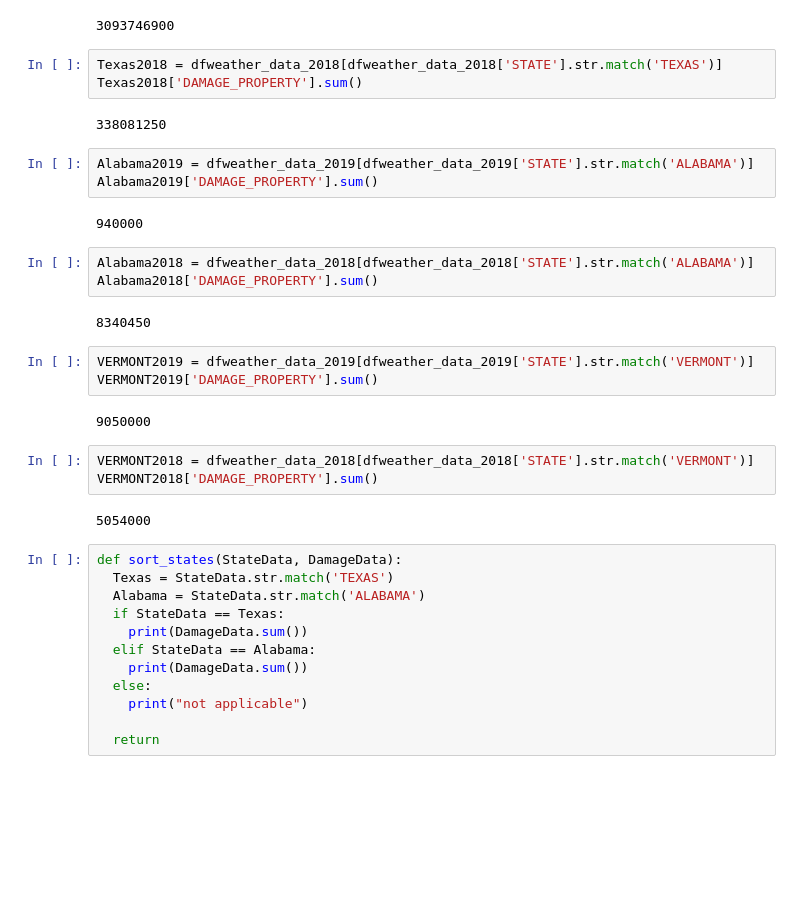
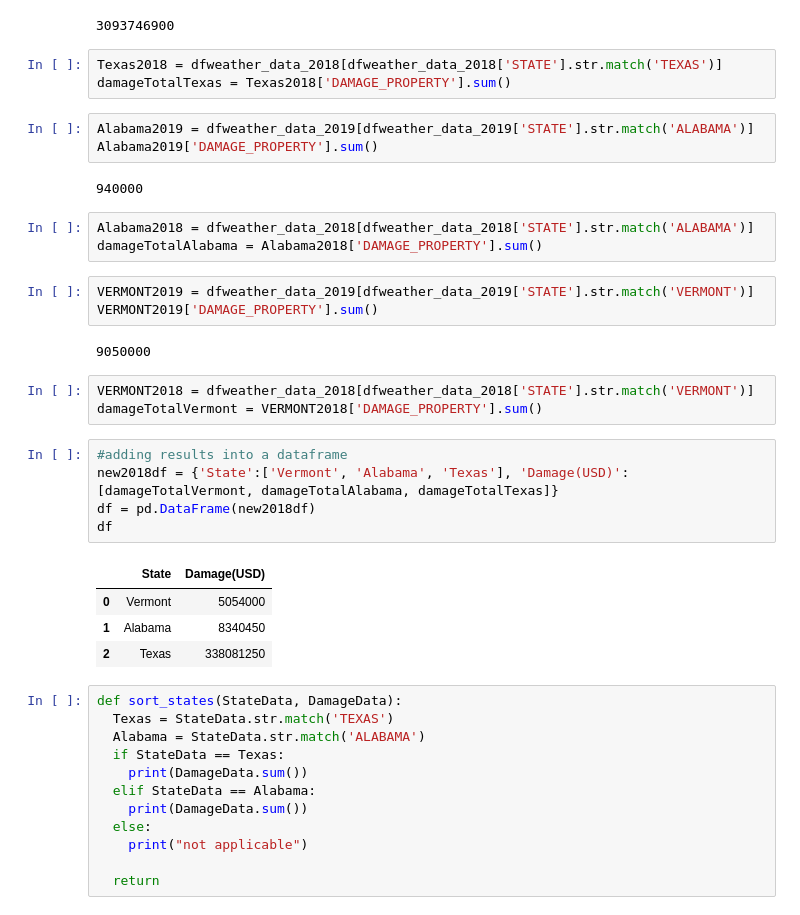
Before and after one commit to lmstephens/Build-Week1, a Jupyter notebook: 2013_2019weather.ipynb, the cells around one changed output. Drawn from its saved outputs; the diff is of its cells as text; blank space fills up the shorter version.

```diff
--- a/2013_2019weather.ipynb
+++ b/2013_2019weather.ipynb
@@ -220,9 +220,7 @@ Texas2019['DAMAGE_PROPERTY'].sum()
 3093746900
 # %%
 Texas2018 = dfweather_data_2018[dfweather_data_2018['STATE'].str.match('TEXAS')]
-Texas2018['DAMAGE_PROPERTY'].sum()
+damageTotalTexas = Texas2018['DAMAGE_PROPERTY'].sum()
-# %% [output]
-338081250
 # %%
 Alabama2019 = dfweather_data_2019[dfweather_data_2019['STATE'].str.match('ALABAMA')]
 Alabama2019['DAMAGE_PROPERTY'].sum()
@@ -230,9 +228,7 @@ Alabama2019['DAMAGE_PROPERTY'].sum()
 940000
 # %%
 Alabama2018 = dfweather_data_2018[dfweather_data_2018['STATE'].str.match('ALABAMA')]
-Alabama2018['DAMAGE_PROPERTY'].sum()
+damageTotalAlabama = Alabama2018['DAMAGE_PROPERTY'].sum()
-# %% [output]
-8340450
 # %%
 VERMONT2019 = dfweather_data_2019[dfweather_data_2019['STATE'].str.match('VERMONT')]
 VERMONT2019['DAMAGE_PROPERTY'].sum()
@@ -240,9 +236,17 @@ VERMONT2019['DAMAGE_PROPERTY'].sum()
 9050000
 # %%
 VERMONT2018 = dfweather_data_2018[dfweather_data_2018['STATE'].str.match('VERMONT')]
-VERMONT2018['DAMAGE_PROPERTY'].sum()
+damageTotalVermont = VERMONT2018['DAMAGE_PROPERTY'].sum()
-# %% [output]
-5054000
+# %%
+#adding results into a dataframe
+new2018df = {'State':['Vermont', 'Alabama', 'Texas'], 'Damage(USD)':[damageTotalVermont, damageTotalAlabama, damageTotalTexas]}
+df = pd.DataFrame(new2018df)
+df
+# %% [output]
+|  | State | Damage(USD) |
+| 0 | Vermont | 5054000 |
+| 1 | Alabama | 8340450 |
+| 2 | Texas | 338081250 |
 # %%
 def sort_states(StateData, DamageData):
   Texas = StateData.str.match('TEXAS')
```
